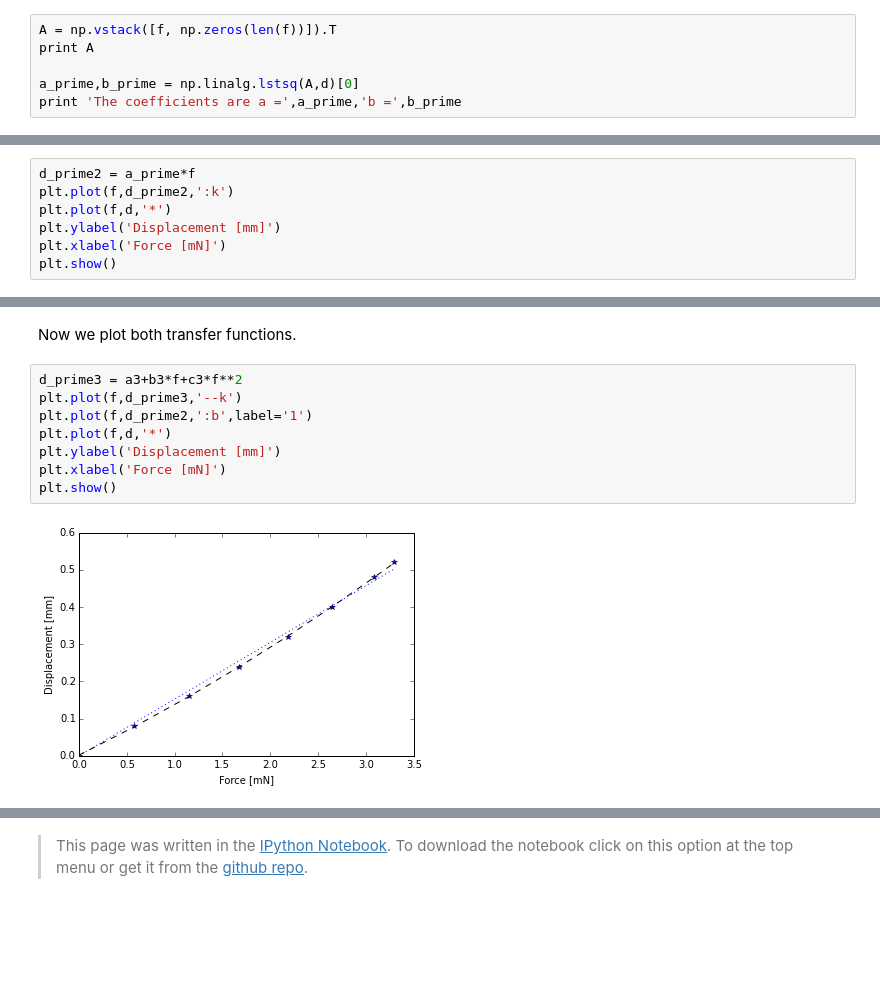
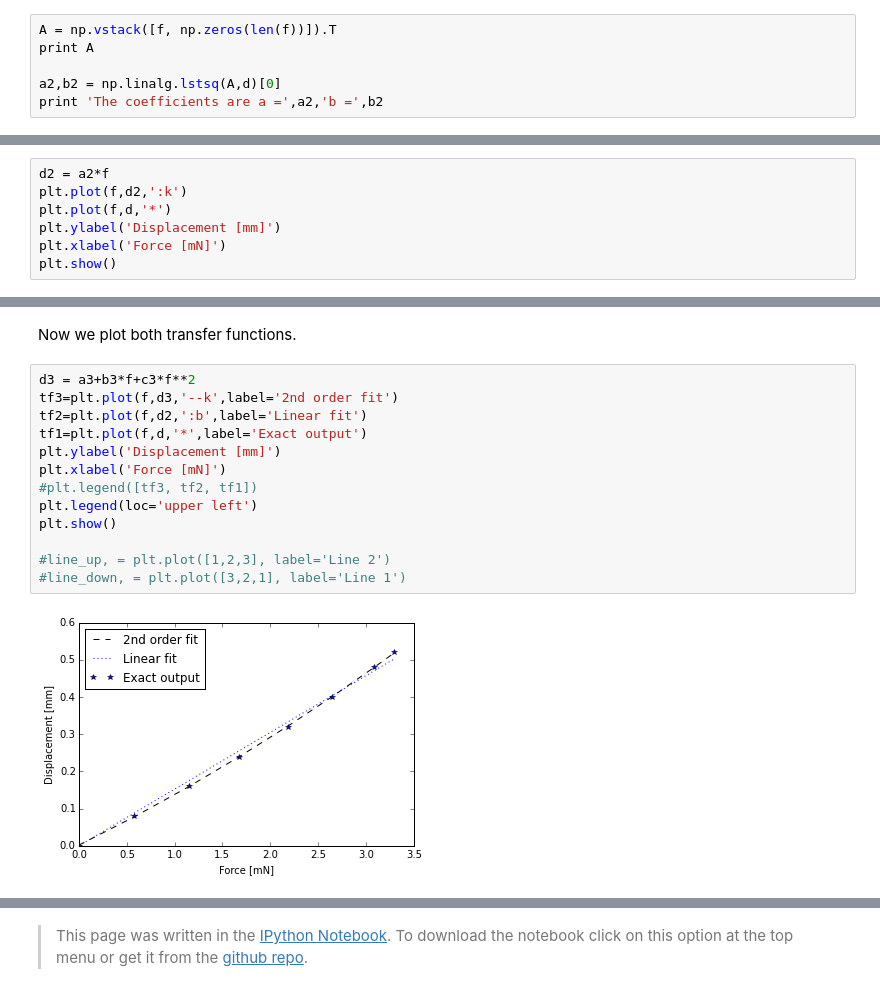
Before and after one commit to agmarrugo/sensors-actuators, a Jupyter notebook: notebooks/position-sensor.ipynb, the cells around one changed output, grey strips where cells are left out. Saved outputs shown, nothing was run; the diff lists cells and outputs as text; blank space fills up the shorter version.

```diff
--- a/notebooks/position-sensor.ipynb
+++ b/notebooks/position-sensor.ipynb
@@ -81,8 +90,8 @@ So we look for the coefficient $a$ that best fits the data. Basically, $\mathbf{
 A = np.vstack([f, np.zeros(len(f))]).T
 print A
 
-a_prime,b_prime = np.linalg.lstsq(A,d)[0]
-print 'The coefficients are a =',a_prime,'b =',b_prime
+a2,b2 = np.linalg.lstsq(A,d)[0]
+print 'The coefficients are a =',a2,'b =',b2
 # %% [output]
 [[ 0.     0.   ]
  [ 0.576  0.   ]
@@ -96,8 +105,8 @@ The coefficients are a = 0.152433873155 b = 0.0
 # %% [markdown]
 Now let's plot again.
 # %%
-d_prime2 = a_prime*f
-plt.plot(f,d_prime2,':k')
+d2 = a2*f
+plt.plot(f,d2,':k')
 plt.plot(f,d,'*')
 plt.ylabel('Displacement [mm]')
 plt.xlabel('Force [mN]')
@@ -116,14 +125,19 @@ The coefficients are a = 0.00187368040221 b = 0.126233269703 c = 0.0092653111228
 # %% [markdown]
 Now we plot both transfer functions.
 # %%
-d_prime3 = a3+b3*f+c3*f**2
-plt.plot(f,d_prime3,'--k')
-plt.plot(f,d_prime2,':b',label='1')
-plt.plot(f,d,'*')
+d3 = a3+b3*f+c3*f**2
+tf3=plt.plot(f,d3,'--k',label='2nd order fit')
+tf2=plt.plot(f,d2,':b',label='Linear fit')
+tf1=plt.plot(f,d,'*',label='Exact output')
 plt.ylabel('Displacement [mm]')
 plt.xlabel('Force [mN]')
+#plt.legend([tf3, tf2, tf1])
+plt.legend(loc='upper left')
 plt.show()
+
+#line_up, = plt.plot([1,2,3], label='Line 2')
+#line_down, = plt.plot([3,2,1], label='Line 1')
 # %% [output]
-[figure, old version]
+[figure, new version]
 # %%
 # without forcing b=0
```
Also changed, not shown: parts of 5 cells of this notebook, 1 other file.
